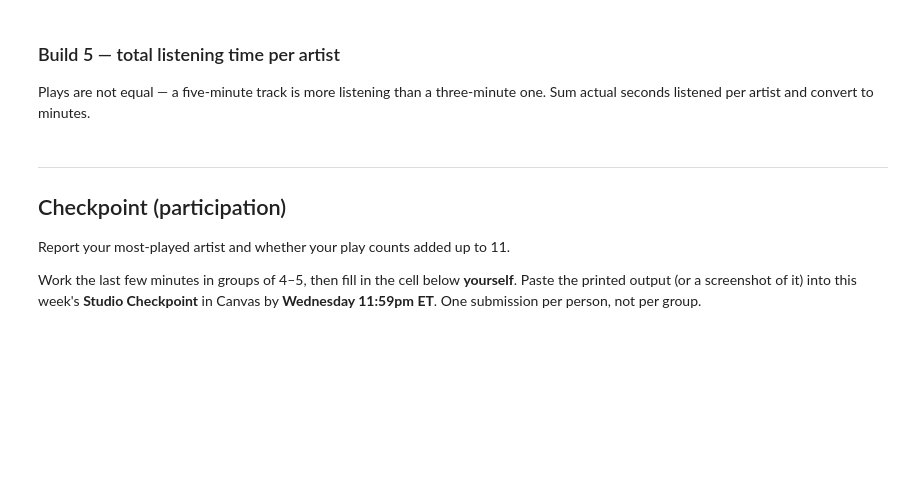
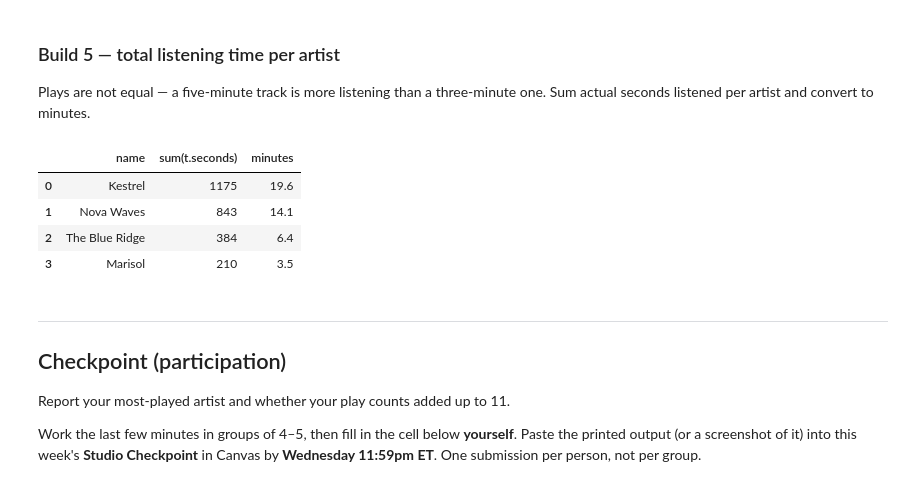
Before and after one commit to ahhill27/ds2002-fa26, a Jupyter notebook: notebooks/02-sql-databases/2026-09-09 — SQLite Joins and Grouping — Studio.ipynb, the cells around one changed output. Drawn from its saved outputs; the diff is of its cells as text; code cells hidden in the pictures; blank space fills up the shorter version.

```diff
--- a/notebooks/02-sql-databases/2026-09-09 — SQLite Joins and Grouping — Studio.ipynb
+++ b/notebooks/02-sql-databases/2026-09-09 — SQLite Joins and Grouping — Studio.ipynb
@@ -196,8 +215,19 @@ q('''
 Plays are not equal — a five-minute track is more listening than a three-minute one. Sum actual seconds listened per artist and convert to minutes.
 # %%
 q('''
-
+SELECT a.name, sum(t.seconds), round(sum(t.seconds) / 60.0, 1) AS minutes
+FROM plays p
+JOIN tracks t on t.track_id = p.track_id
+JOIN artists a on t.artist_id = a.artist_id
+GROUP BY a.name
+ORDER BY minutes DESC
 ''')
+# %% [output]
+|  | name | sum(t.seconds) | minutes |
+| 0 | Kestrel | 1175 | 19.6 |
+| 1 | Nova Waves | 843 | 14.1 |
+| 2 | The Blue Ridge | 384 | 6.4 |
+| 3 | Marisol | 210 | 3.5 |
 # %% [markdown]
 ---
 
```
Also changed, not shown: parts of 3 cells of this notebook.
